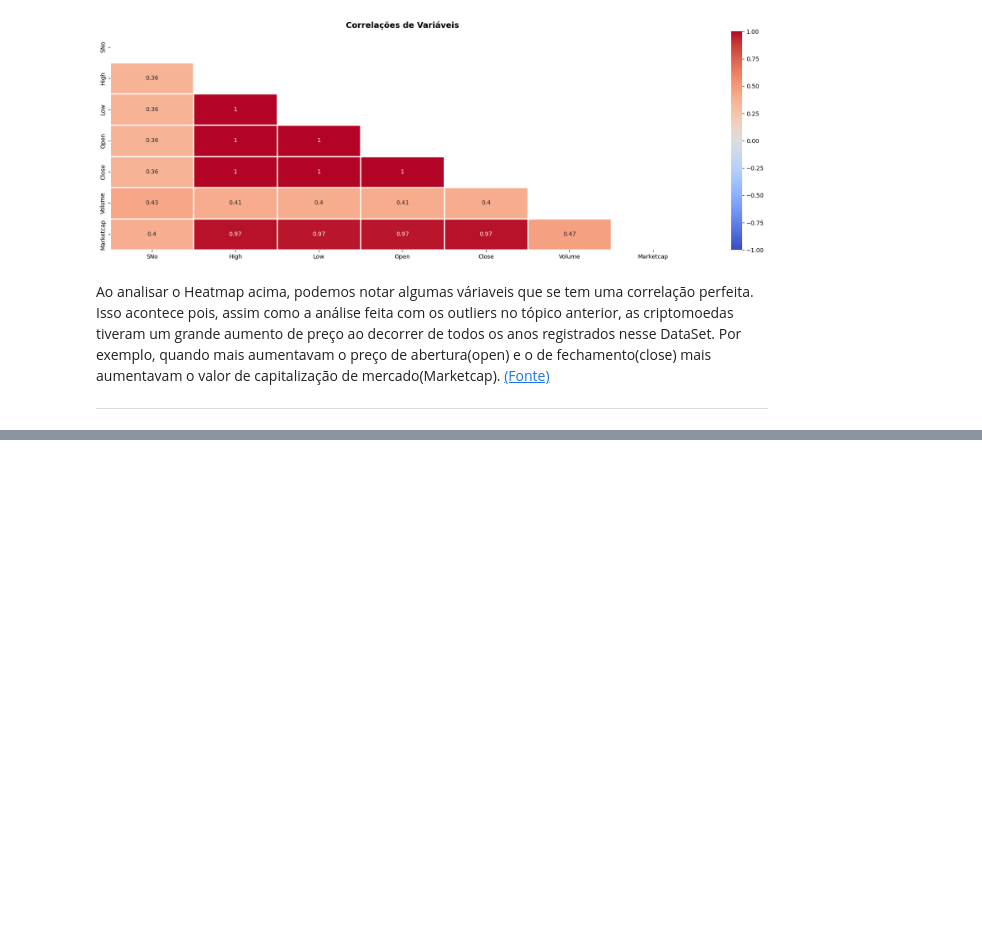
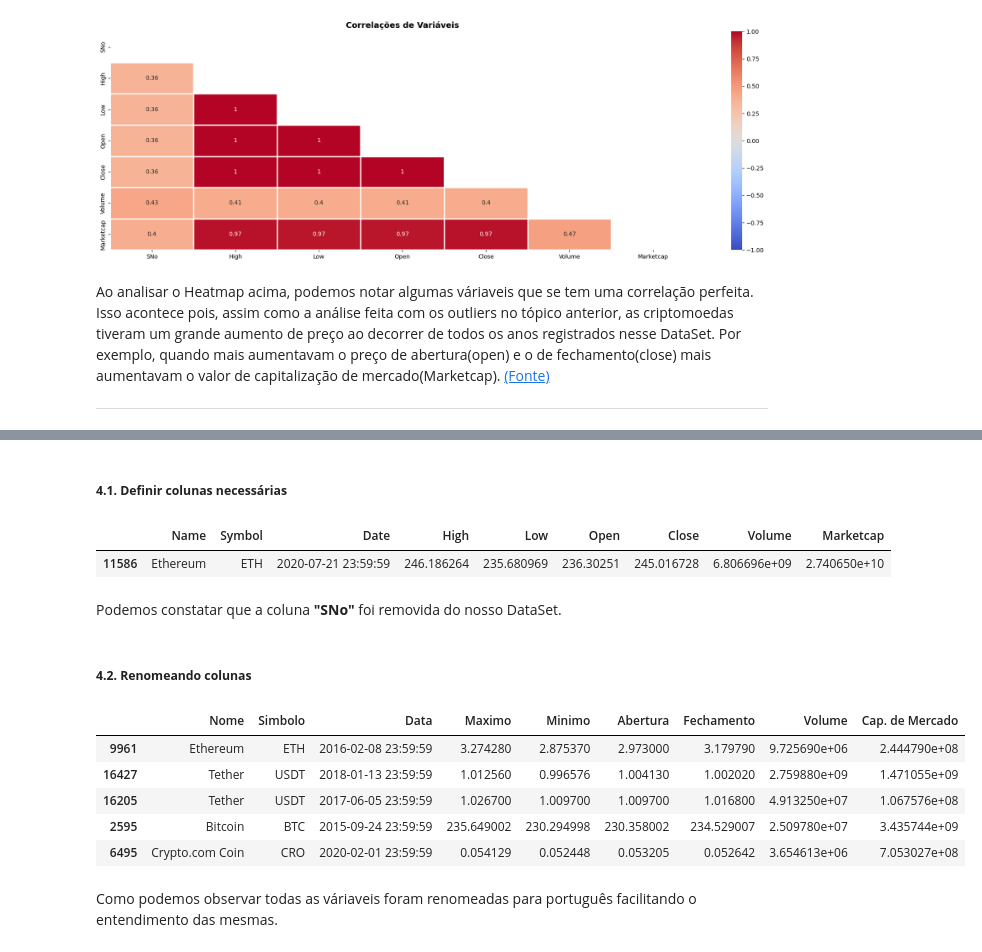
Before and after one commit to gideoni-santos/HermesCrypto, a Jupyter notebook: relatorio.ipynb, the cells around one changed output, grey strips where cells are left out. Saved outputs shown, nothing was run; the diff lists cells and outputs as text; code cells hidden in the pictures; blank space fills up the shorter version.

Commit message:
Tratamento de dados
Finalizado os seguintes tratamentos:
- Definir as colunas necessarias, coluna "SNo" excluída
- Renomear colunas para português

```diff
--- a/relatorio.ipynb
+++ b/relatorio.ipynb
@@ -265,0 +278,40 @@ Ao analisar o Heatmap acima, podemos notar algumas váriaveis que se tem uma cor
+# %% [markdown]
+##### **4.1. Definir colunas necessárias**
+# %%
+#Deletando coluna e salvando em nova varaivel
+data_clean = data_df.drop('SNo', axis=1)
+
+data_clean.sample()
+# %% [output]
+|  | Name | Symbol | Date | High | Low | Open | Close | Volume | Marketcap |
+| 11586 | Ethereum | ETH | 2020-07-21 23:59:59 | 246.186264 | 235.680969 | 236.30251 | 245.016728 | 6.806696e+09 | 2.740650e+10 |
+# %% [markdown]
+Podemos constatar que a coluna **"SNo"** foi removida do nosso DataSet.
+# %% [markdown]
+##### **4.2. Renomeando colunas**
+# %%
+#Definindo nomes das váriaveis que serão renomeados
+data_clean.rename(
+    columns={
+        'Name': 'Nome',
+        'Symbol': 'Simbolo',
+        'Date': 'Data',
+        'High': 'Maximo',
+        'Low': 'Minimo',
+        'Open': 'Abertura',
+        'Close': 'Fechamento',
+        'Volume': 'Volume',
+        'Marketcap': 'Cap. de Mercado'
+    }, inplace=True
+)
+
+data_clean.sample(5)
+# %% [output]
+|  | Nome | Simbolo | Data | Maximo | Minimo | Abertura | Fechamento | Volume | Cap. de Mercado |
+| 9961 | Ethereum | ETH | 2016-02-08 23:59:59 | 3.274280 | 2.875370 | 2.973000 | 3.179790 | 9.725690e+06 | 2.444790e+08 |
+| 16427 | Tether | USDT | 2018-01-13 23:59:59 | 1.012560 | 0.996576 | 1.004130 | 1.002020 | 2.759880e+09 | 1.471055e+09 |
+| 16205 | Tether | USDT | 2017-06-05 23:59:59 | 1.026700 | 1.009700 | 1.009700 | 1.016800 | 4.913250e+07 | 1.067576e+08 |
+| 2595 | Bitcoin | BTC | 2015-09-24 23:59:59 | 235.649002 | 230.294998 | 230.358002 | 234.529007 | 2.509780e+07 | 3.435744e+09 |
+| 6495 | Crypto.com Coin | CRO | 2020-02-01 23:59:59 | 0.054129 | 0.052448 | 0.053205 | 0.052642 | 3.654613e+06 | 7.053027e+08 |
+# %% [markdown]
+Como podemos observar todas as váriaveis foram renomeadas para português facilitando o entendimento das mesmas.
```
Also changed, not shown: parts of 4 cells of this notebook.
